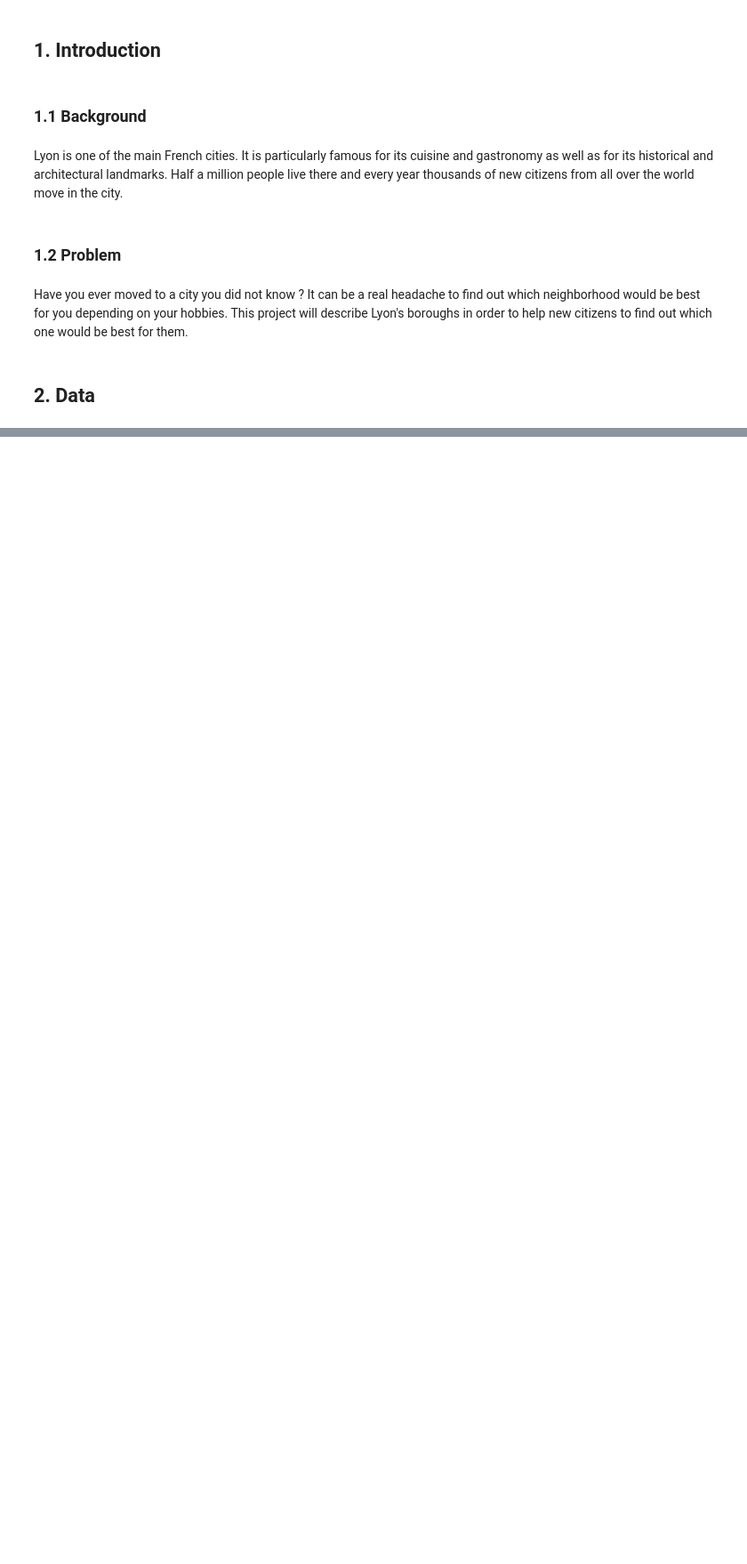
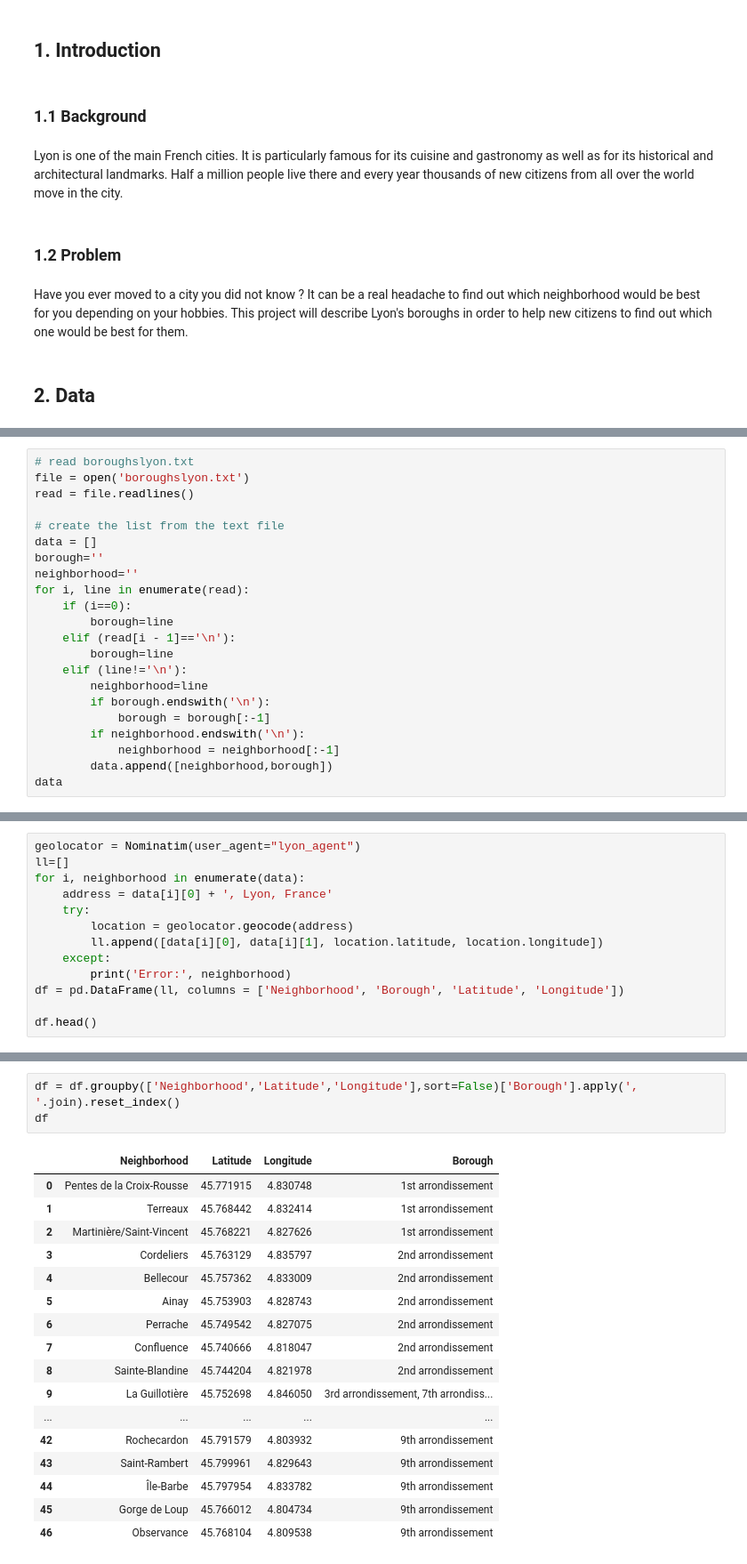
Before and after one commit to jvvallee/Coursera_Capstone, a Jupyter notebook: Discovering Lyon (France).ipynb, the cells around one changed output, grey strips where cells are left out. Shown: that part at 89% size. Cells and saved outputs as stored; diff of their text form; blank space fills up the shorter version.

```diff
--- a/Discovering Lyon (France).ipynb
+++ b/Discovering Lyon (France).ipynb
@@ -37,0 +47,22 @@ Note that we will not be taking restaurants, hotels and shops into account as th
+# %%
+# read boroughslyon.txt
+file = open('boroughslyon.txt')
+read = file.readlines()
+
+# create the list from the text file
+data = []
+borough=''
+neighborhood=''
+for i, line in enumerate(read):
+    if (i==0):
+        borough=line
+    elif (read[i - 1]=='\n'):
+        borough=line
+    elif (line!='\n'):
+        neighborhood=line
+        if borough.endswith('\n'):
+            borough = borough[:-1]
+        if neighborhood.endswith('\n'):
+            neighborhood = neighborhood[:-1]
+        data.append([neighborhood,borough])
+data
@@ -37,0 +89,13 @@ Note that we will not be taking restaurants, hotels and shops into account as th
+# %%
+geolocator = Nominatim(user_agent="lyon_agent")
+ll=[]
+for i, neighborhood in enumerate(data):
+    address = data[i][0] + ', Lyon, France'
+    try:
+        location = geolocator.geocode(address)
+        ll.append([data[i][0], data[i][1], location.latitude, location.longitude])
+    except:
+        print('Error:', neighborhood)
+df = pd.DataFrame(ll, columns = ['Neighborhood', 'Borough', 'Latitude', 'Longitude'])
+
+df.head()
@@ -37,0 +111,21 @@ Note that we will not be taking restaurants, hotels and shops into account as th
+# %%
+df = df.groupby(['Neighborhood','Latitude','Longitude'],sort=False)['Borough'].apply(', '.join).reset_index()
+df
+# %% [output]
+|  | Neighborhood | Latitude | Longitude | Borough |
+| 0 | Pentes de la Croix-Rousse | 45.771915 | 4.830748 | 1st arrondissement |
+| 1 | Terreaux | 45.768442 | 4.832414 | 1st arrondissement |
+| 2 | Martinière/Saint-Vincent | 45.768221 | 4.827626 | 1st arrondissement |
+| 3 | Cordeliers | 45.763129 | 4.835797 | 2nd arrondissement |
+| 4 | Bellecour | 45.757362 | 4.833009 | 2nd arrondissement |
+| 5 | Ainay | 45.753903 | 4.828743 | 2nd arrondissement |
+| 6 | Perrache | 45.749542 | 4.827075 | 2nd arrondissement |
+| 7 | Confluence | 45.740666 | 4.818047 | 2nd arrondissement |
+| 8 | Sainte-Blandine | 45.744204 | 4.821978 | 2nd arrondissement |
+| 9 | La Guillotière | 45.752698 | 4.846050 | 3rd arrondissement, 7th arrondiss... |
+| ... | ... | ... | ... | ... |
+| 42 | Rochecardon | 45.791579 | 4.803932 | 9th arrondissement |
+| 43 | Saint-Rambert | 45.799961 | 4.829643 | 9th arrondissement |
+| 44 | Île-Barbe | 45.797954 | 4.833782 | 9th arrondissement |
+| 45 | Gorge de Loup | 45.766012 | 4.804734 | 9th arrondissement |
+| 46 | Observance | 45.768104 | 4.809538 | 9th arrondissement |
```
Also changed, not shown: parts of 32 cells of this notebook, 1 other file.
